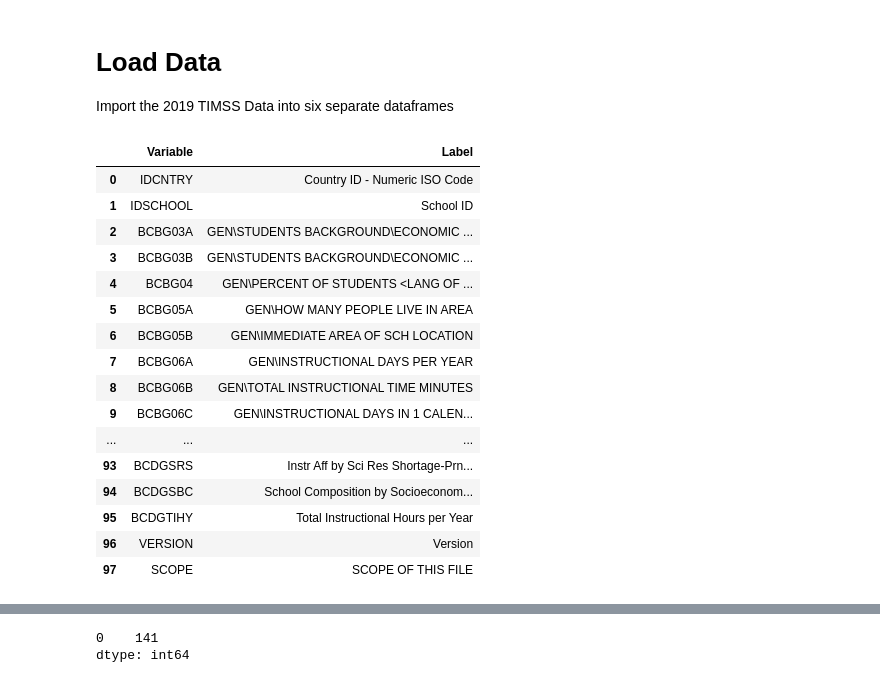
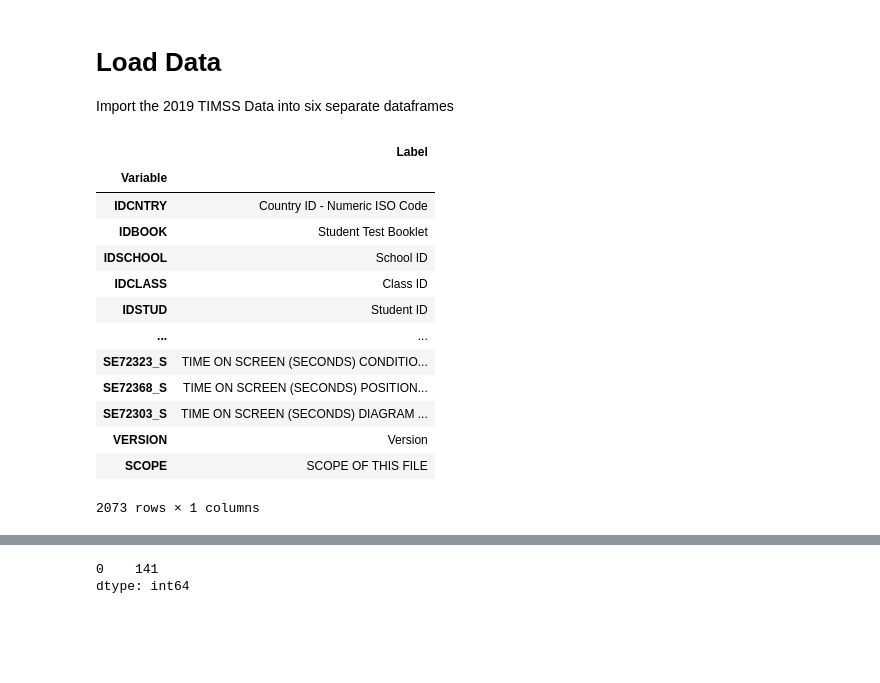
Before and after one commit to sjhaluck/TIMSS-Data-Science, a Jupyter notebook: TIMSS Exploration.ipynb, the cells around one changed output, grey strips where cells are left out. Drawn from its saved outputs; the diff is of its cells as text; code cells hidden in the pictures; blank space fills up the shorter version.

```diff
--- a/TIMSS Exploration.ipynb
+++ b/TIMSS Exploration.ipynb
@@ -58,23 +53,23 @@ for file in glob.glob('T19_G8_SPSS Data/*.sav'):
 # %%
 file_name = 'T19_G8_Codebooks/T19_G8_Codebook.xlsx'
 dfs = pd.read_excel(file_name, sheet_name=None)
+# %%
+for df in dfs:
+    dfs[df].set_index('Variable', inplace=True)
 # %%
-dfs['BCGM7'].iloc[:,:2]
+dfs['BSAM7'].iloc[:,:1]
 # %% [output]
-|  | Variable | Label |
-| 0 | IDCNTRY | Country ID - Numeric ISO Code |
-| 1 | IDSCHOOL | School ID |
-| 2 | BCBG03A | GEN\STUDENTS BACKGROUND\ECONOMIC ... |
-| 3 | BCBG03B | GEN\STUDENTS BACKGROUND\ECONOMIC ... |
-| 4 | BCBG04 | GEN\PERCENT OF STUDENTS <LANG OF ... |
-| 5 | BCBG05A | GEN\HOW MANY PEOPLE LIVE IN AREA |
-| 6 | BCBG05B | GEN\IMMEDIATE AREA OF SCH LOCATION |
-| 7 | BCBG06A | GEN\INSTRUCTIONAL DAYS PER YEAR |
-| 8 | BCBG06B | GEN\TOTAL INSTRUCTIONAL TIME MINUTES |
-| 9 | BCBG06C | GEN\INSTRUCTIONAL DAYS IN 1 CALEN... |
-| ... | ... | ... |
-| 93 | BCDGSRS | Instr Aff by Sci Res Shortage-Prn... |
-| 94 | BCDGSBC | School Composition by Socioeconom... |
-| 95 | BCDGTIHY | Total Instructional Hours per Year |
-| 96 | VERSION | Version |
-| 97 | SCOPE | SCOPE OF THIS FILE |
+|  | Label |
+| Variable |  |
+| IDCNTRY | Country ID - Numeric ISO Code |
+| IDBOOK | Student Test Booklet |
+| IDSCHOOL | School ID |
+| IDCLASS | Class ID |
+| IDSTUD | Student ID |
+| ... | ... |
+| SE72323_S | TIME ON SCREEN (SECONDS) CONDITIO... |
+| SE72368_S | TIME ON SCREEN (SECONDS) POSITION... |
+| SE72303_S | TIME ON SCREEN (SECONDS) DIAGRAM ... |
+| VERSION | Version |
+| SCOPE | SCOPE OF THIS FILE |
+2073 rows × 1 columns
```
Also changed, not shown: parts of 30 cells of this notebook.
